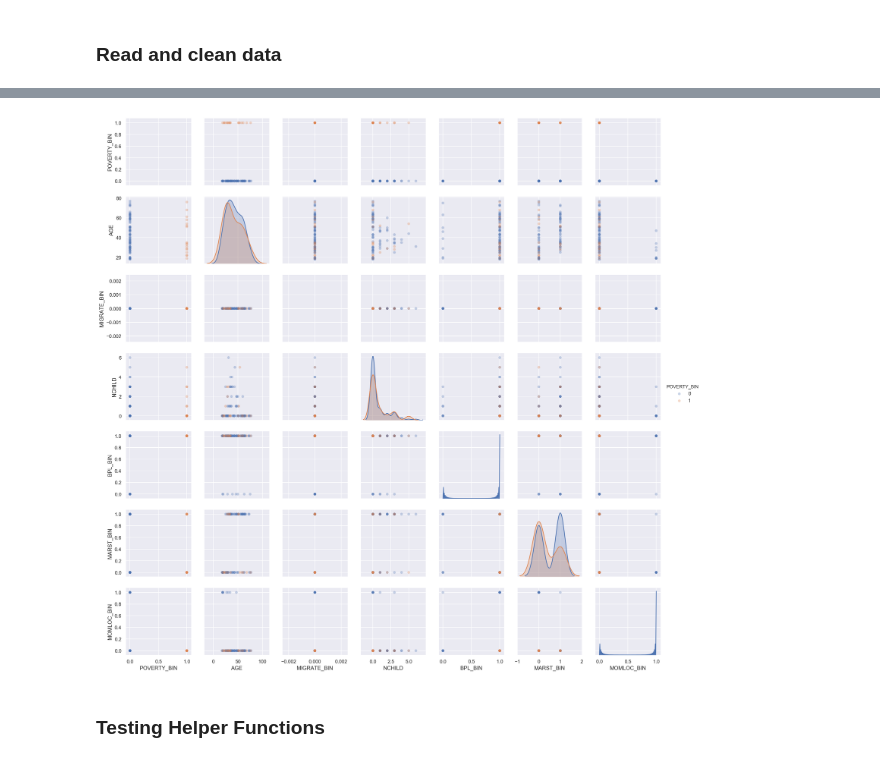
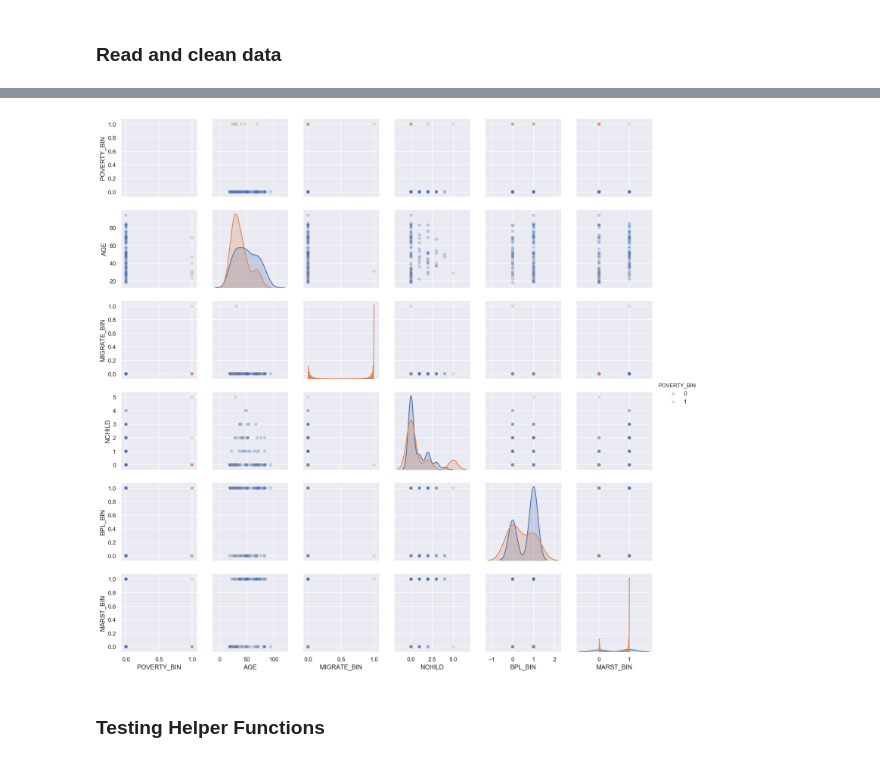
Before and after one commit to mlan93/project_03_metis, a Jupyter notebook: Project_3_Data_Cleaning_Weights.ipynb, the cells around one changed output, grey strips where cells are left out. Cells and saved outputs as stored; diff of their text form; code cells hidden in the pictures.

```diff
--- a/Project_3_Data_Cleaning_Weights.ipynb
+++ b/Project_3_Data_Cleaning_Weights.ipynb
@@ -33,4 +38,4 @@ Populating the interactive namespace from numpy and matplotlib
 # %% [markdown]
 ### Read and clean data
 # %%
-df_2017 = pd.read_csv('usa_00004.csv')
+df_2017 = pd.read_csv('usa_00006.csv')
@@ -76 +82,29 @@ Post clean shape: (4881, 11)
+# %%
+# Generate international migration binary
+df_CA_M['MIGRATE_BIN'] = np.where(df_CA_M['MIGRATE1'] == 4, 1,0)
+
+# Generate born within the US binary
+df_CA_M['BPL_BIN'] = np.where(df_CA_M['BPL'] <= 120, 1,0)
+
+# Generate marriage binary (currently married = 1, not ever married or divorced = 0)
+df_CA_M['MARST_BIN'] = np.where(df_CA_M['MARST'] <= 2, 1,0)
+
+# Generate education bins (middle school only, high school only, 4 years college, 4+ years college)
+educ_bins = [0, 2, 6, 10, 11]
+educ_labels = ['LOW_ED', 'HIGH_SCH_ED', 'UNDERGRAD_ED', 'GRAD_ED']
+
+df_CA_M['EDUC_CAT'] = pd.cut(df_CA_M['EDUC'], bins, labels = educ_labels, include_lowest = True)
+
+# Generate employment bins
+df_CA_M.loc[df_CA_M['EMPSTAT'] == 1, 'EMPSTAT'] = 'EMPLOYED'
+df_CA_M.loc[df_CA_M['EMPSTAT'] == 2, 'EMPSTAT'] = 'UNEMPLOYED'
+df_CA_M.loc[df_CA_M['EMPSTAT'] == 3, 'EMPSTAT'] = 'N_LABOR'
+
+# Generate gender binary
+df_CA_M['SEX'] = np.where(df_CA_M['SEX'] == 2, 'MALE', 'FEMALE')
+
+# Generate health coverage binary
+df_CA_M['HCOVANY'] = np.where(df_CA_M['HCOVANY'] == 2, 1, 0)
+
+df_CA_M = pd.get_dummies(df_CA_M, columns = ['EDUC_CAT', 'EMPSTAT', 'SEX'], drop_first = True)
 # %%
@@ -87,16 +117,4 @@ Index(['YEAR', 'DATANUM', 'SERIAL', 'CBSERIAL', 'HHWT', 'STATEFIP', 'METRO',
       dtype='object')
-# %%
-# Generate international migration binary
-df_CA_M['MIGRATE_BIN'] = np.where(df_CA_M['MIGRATE1'] == 4, 1,0)
-
-# Generate born within the US binary
-df_CA_M['BPL_BIN'] = np.where(df_CA_M['BPL'] <= 120, 1,0)
-
-# Generate marriage binary (currently married = 1, not ever married or divorced = 0)
-df_CA_M['MARST_BIN'] = np.where(df_CA_M['MARST'] <= 2, 1,0)
-
-# Generate mother in household binary
-df_CA_M['MOMLOC_BIN'] = np.where(df_CA_M['MOMLOC'] > 0, 1,0)
 # %%
 # Visualize % in poverty for overall data
 target_pcts = df_CA_M['POVERTY_BIN'].value_counts(normalize=True)
@@ -122,14 +140,14 @@ Name: POVERTY_BIN, dtype: float64
 # %%
 plot_cols = ['POVERTY_BIN', 'AGE', 'MIGRATE_BIN', 'NCHILD', 'BPL_BIN', \
-             'MARST_BIN', 'MOMLOC_BIN']
+             'MARST_BIN']
 
 def plot_features(df, sample_size=500):
 
     sample = (df[plot_cols]
                 .sample(100, random_state=20))
 
     sns.pairplot(sample,hue='POVERTY_BIN', plot_kws=dict(alpha=.3, edgecolor='none'))
 
 plot_features(df_CA_M)
 # %% [output]
-[figure, old version]
+[figure, new version]
```
Also changed, not shown: parts of 40 cells of this notebook.
